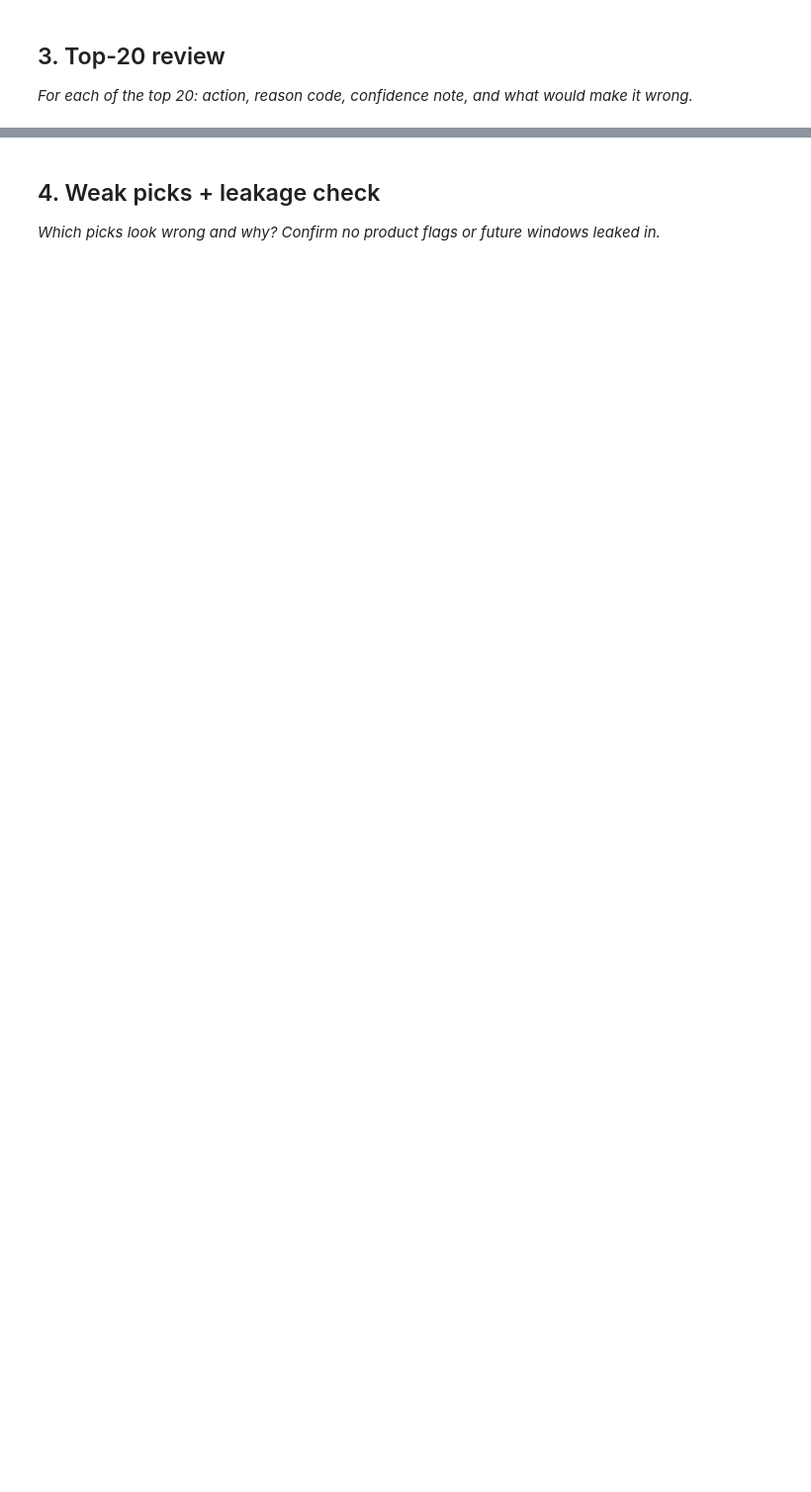
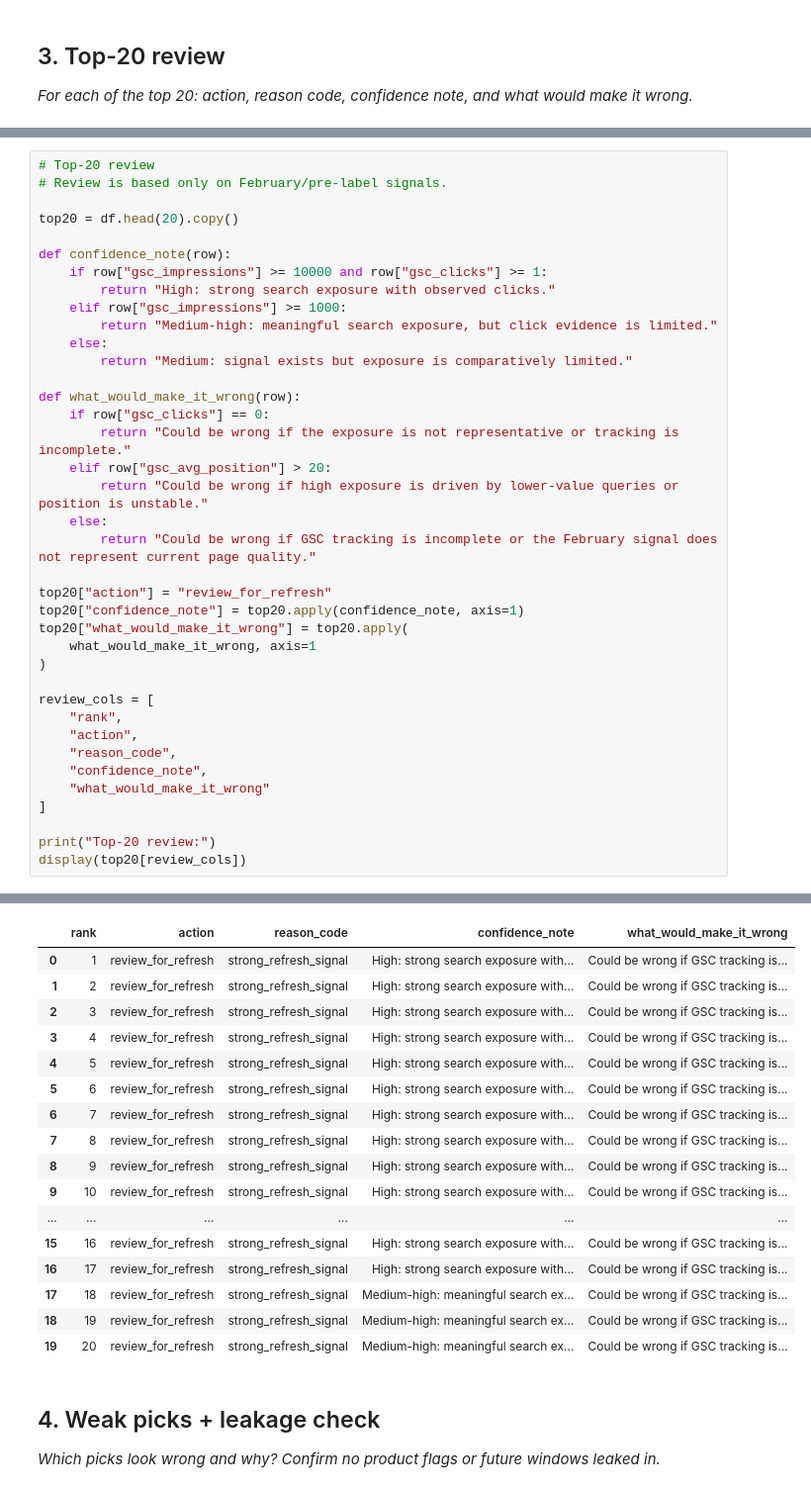
Before and after one commit to SamarthD07/flyrank-ml-internship, a Jupyter notebook: work/notebooks/w04_baseline_score.ipynb, the cells around one changed output, grey strips where cells are left out. Shown at 99% size. Drawn from its saved outputs; the diff is of its cells as text; blank space fills up the shorter version.

```diff
--- a/work/notebooks/w04_baseline_score.ipynb
+++ b/work/notebooks/w04_baseline_score.ipynb
@@ -29,0 +207,39 @@ This skeleton is yours to fill. Work the sections **in order** — each one has
+# %%
+# Top-20 review
+# Review is based only on February/pre-label signals.
+
+top20 = df.head(20).copy()
+
+def confidence_note(row):
+    if row["gsc_impressions"] >= 10000 and row["gsc_clicks"] >= 1:
+        return "High: strong search exposure with observed clicks."
+    elif row["gsc_impressions"] >= 1000:
+        return "Medium-high: meaningful search exposure, but click evidence is limited."
+    else:
+        return "Medium: signal exists but exposure is comparatively limited."
+
+def what_would_make_it_wrong(row):
+    if row["gsc_clicks"] == 0:
+        return "Could be wrong if the exposure is not representative or tracking is incomplete."
+    elif row["gsc_avg_position"] > 20:
+        return "Could be wrong if high exposure is driven by lower-value queries or position is unstable."
+    else:
+        return "Could be wrong if GSC tracking is incomplete or the February signal does not represent current page quality."
+
+top20["action"] = "review_for_refresh"
+top20["confidence_note"] = top20.apply(confidence_note, axis=1)
+top20["what_would_make_it_wrong"] = top20.apply(
+    what_would_make_it_wrong, axis=1
+)
+
+review_cols = [
+    "rank",
+    "action",
+    "reason_code",
+    "confidence_note",
+    "what_would_make_it_wrong"
+]
+
+print("Top-20 review:")
+display(top20[review_cols])
+# %% [output]
@@ -30,3 +247,20 @@ This skeleton is yours to fill. Work the sections **in order** — each one has
+|  | rank | action | reason_code | confidence_note | what_would_make_it_wrong |
+| 0 | 1 | review_for_refresh | strong_refresh_signal | High: strong search exposure with... | Could be wrong if GSC tracking is... |
+| 1 | 2 | review_for_refresh | strong_refresh_signal | High: strong search exposure with... | Could be wrong if GSC tracking is... |
+| 2 | 3 | review_for_refresh | strong_refresh_signal | High: strong search exposure with... | Could be wrong if GSC tracking is... |
+| 3 | 4 | review_for_refresh | strong_refresh_signal | High: strong search exposure with... | Could be wrong if GSC tracking is... |
+| 4 | 5 | review_for_refresh | strong_refresh_signal | High: strong search exposure with... | Could be wrong if GSC tracking is... |
+| 5 | 6 | review_for_refresh | strong_refresh_signal | High: strong search exposure with... | Could be wrong if GSC tracking is... |
+| 6 | 7 | review_for_refresh | strong_refresh_signal | High: strong search exposure with... | Could be wrong if GSC tracking is... |
+| 7 | 8 | review_for_refresh | strong_refresh_signal | High: strong search exposure with... | Could be wrong if GSC tracking is... |
+| 8 | 9 | review_for_refresh | strong_refresh_signal | High: strong search exposure with... | Could be wrong if GSC tracking is... |
+| 9 | 10 | review_for_refresh | strong_refresh_signal | High: strong search exposure with... | Could be wrong if GSC tracking is... |
+| ... | ... | ... | ... | ... | ... |
+| 15 | 16 | review_for_refresh | strong_refresh_signal | High: strong search exposure with... | Could be wrong if GSC tracking is... |
+| 16 | 17 | review_for_refresh | strong_refresh_signal | High: strong search exposure with... | Could be wrong if GSC tracking is... |
+| 17 | 18 | review_for_refresh | strong_refresh_signal | Medium-high: meaningful search ex... | Could be wrong if GSC tracking is... |
+| 18 | 19 | review_for_refresh | strong_refresh_signal | Medium-high: meaningful search ex... | Could be wrong if GSC tracking is... |
+| 19 | 20 | review_for_refresh | strong_refresh_signal | Medium-high: meaningful search ex... | Could be wrong if GSC tracking is... |
 # %% [markdown]
 ## 4. Weak picks + leakage check
 
```
Also changed, not shown: parts of 9 cells of this notebook.
